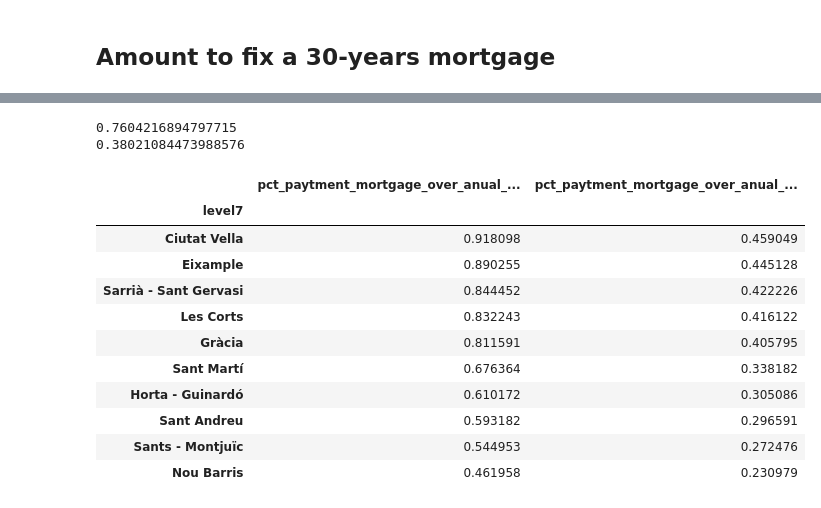
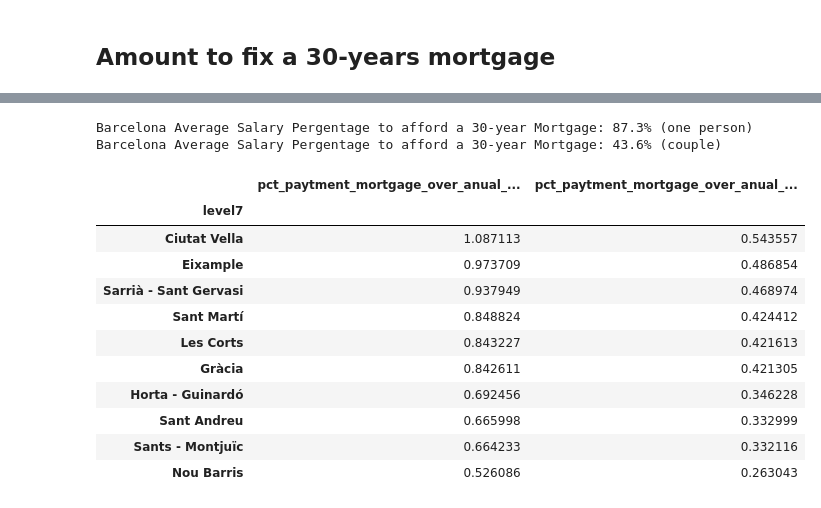
Before and after one commit to joseprs/FlatsHousesStudyBCN, a Jupyter notebook: 4.analysis_salary_and_mortgage.ipynb, the cells around one changed output, grey strips where cells are left out. Cells and saved outputs as stored; diff of their text form; code cells hidden in the pictures.

```diff
--- a/4.analysis_salary_and_mortgage.ipynb
+++ b/4.analysis_salary_and_mortgage.ipynb
@@ -243 +276,6 @@ df[["years_mortgage_couple_average_salary","total_mortgage_amount_couple_average
+# %%
+euribor_pct = 0.03
+
+gdf_flats_with_salaries[["years_mortgage","total_mortgage_amount"]] = gdf_flats_with_salaries.apply(lambda row: pd.Series(get_years_mortgage(row["value"], row["salary"], euribor_pct)), axis=1)
+gdf_flats_with_salaries[["years_mortgage_couple","total_mortgage_amount_couple"]] = gdf_flats_with_salaries.apply(lambda row: pd.Series(get_years_mortgage(row["value"], row["salary"]*2, euribor_pct)), axis=1)
 # %%
@@ -316,0 +351,24 @@ m.add_child(colormap)
+# %%
+import folium
+from IPython.display import display
+import branca.colormap as cm
+
+# minimum and maximum values to set the colormap range
+min_value = gdf_avg_years_level8['years_mortgage'].min()
+max_value = gdf_avg_years_level8['years_mortgage'].max()
+
+# create our map and colormap to plot
+m = folium.Map([41.3851, 2.1734], zoom_start=12, tiles="cartodbpositron")
+
+# going through all neighbourhoods and adding the geometrical and statistical information to the map
+colormap = cm.LinearColormap(['green', 'red'], vmin=min_value, vmax=max_value)
+for index, row in gdf_avg_years_level8.iterrows():
+    color = colormap(row["years_mortgage"])
+    polygon = folium.GeoJson(row["geometry"], style_function=lambda x, color=color: {'fillColor': color, 'color': color, 'weight': 1, 'fillOpacity': 0.7})
+    polygon.add_child(folium.Popup(f'{row["nom_barri"]} - {row["years_mortgage"]:.1f} years'))
+    m.add_child(polygon)
+
+colormap.caption = 'Mortgage Years'
+m.add_child(colormap)
+
+display(m)
@@ -324,26 +390,28 @@ def get_mortgage_payment_year(initial_imp, n_years, interest_rate):
     payment_per_year = total_payment / n_years
     return payment_per_year
 # %%
-df["mortgage_payment_per_year_30"] = df.apply(lambda row: pd.Series(get_mortgage_payment_year(row["value"], 30, 0.03)), axis=1)
-df["pct_paytment_mortgage_over_anual_salary"] = df["mortgage_payment_per_year_30"]/df["salary_net_children"]
-df["pct_paytment_mortgage_over_anual_salary_couple"] = df["mortgage_payment_per_year_30"]/(df["salary_net_children"]*2)
+gdf_flats_with_salaries["mortgage_payment_per_year_30"] = gdf_flats_with_salaries.apply(lambda row: pd.Series(get_mortgage_payment_year(row["value"], 30, 0.03)), axis=1)
+gdf_flats_with_salaries["pct_paytment_mortgage_over_anual_salary"] = gdf_flats_with_salaries["mortgage_payment_per_year_30"]/gdf_flats_with_salaries["salary"]
+gdf_flats_with_salaries["pct_paytment_mortgage_over_anual_salary_couple"] = gdf_flats_with_salaries["mortgage_payment_per_year_30"]/(gdf_flats_with_salaries["salary"]*2)
 # %%
-yearly_payment_per_hood = df[["level8","pct_paytment_mortgage_over_anual_salary"]].groupby("level8").mean().reset_index()
-print(np.mean(df.pct_paytment_mortgage_over_anual_salary))
-print(np.mean(df.pct_paytment_mortgage_over_anual_salary_couple))
-df[["level7","pct_paytment_mortgage_over_anual_salary", "pct_paytment_mortgage_over_anual_salary_couple"]].groupby("level7").mean().sort_values("pct_paytment_mortgage_over_anual_salary", ascending=False)
+yearly_payment_per_hood = gdf_flats_with_salaries[["level8","pct_paytment_mortgage_over_anual_salary"]].groupby("level8").mean().reset_index()
+print(f"Barcelona Average Salary Pergentage to afford a 30-year Mortgage: {np.mean(gdf_flats_with_salaries.pct_paytment_mortgage_over_anual_salary)*100:.1f}% (one person)")
+print(f"Barcelona Average Salary Pergentage to afford a 30-year Mortgage: {np.mean(gdf_flats_with_salaries.pct_paytment_mortgage_over_anual_salary_couple)*100.:.1f}% (couple)")
+avg_percentage_salary_level8 = gdf_flats_with_salaries[["level8","pct_paytment_mortgage_over_anual_salary", "pct_paytment_mortgage_over_anual_salary_couple"]].groupby("level8").mean().sort_values("pct_paytment_mortgage_over_anual_salary", ascending=False)
+avg_percentage_salary_level7 = gdf_flats_with_salaries[["level7","pct_paytment_mortgage_over_anual_salary", "pct_paytment_mortgage_over_anual_salary_couple"]].groupby("level7").mean().sort_values("pct_paytment_mortgage_over_anual_salary", ascending=False)
+avg_percentage_salary_level7
 # %% [output]
-0.7604216894797715
-0.38021084473988576
+Barcelona Average Salary Pergentage to afford a 30-year Mortgage: 87.3% (one person)
+Barcelona Average Salary Pergentage to afford a 30-year Mortgage: 43.6% (couple)
 |  | pct_paytment_mortgage_over_anual_... | pct_paytment_mortgage_over_anual_... |
 | level7 |  |  |
-| Ciutat Vella | 0.918098 | 0.459049 |
-| Eixample | 0.890255 | 0.445128 |
-| Sarrià - Sant Gervasi | 0.844452 | 0.422226 |
-| Les Corts | 0.832243 | 0.416122 |
-| Gràcia | 0.811591 | 0.405795 |
-| Sant Martí | 0.676364 | 0.338182 |
-| Horta - Guinardó | 0.610172 | 0.305086 |
-| Sant Andreu | 0.593182 | 0.296591 |
-| Sants - Montjuïc | 0.544953 | 0.272476 |
-| Nou Barris | 0.461958 | 0.230979 |
+| Ciutat Vella | 1.087113 | 0.543557 |
+| Eixample | 0.973709 | 0.486854 |
+| Sarrià - Sant Gervasi | 0.937949 | 0.468974 |
+| Sant Martí | 0.848824 | 0.424412 |
+| Les Corts | 0.843227 | 0.421613 |
+| Gràcia | 0.842611 | 0.421305 |
+| Horta - Guinardó | 0.692456 | 0.346228 |
+| Sant Andreu | 0.665998 | 0.332999 |
+| Sants - Montjuïc | 0.664233 | 0.332116 |
+| Nou Barris | 0.526086 | 0.263043 |
```
Also changed, not shown: parts of 39 cells of this notebook, 2 other files.
